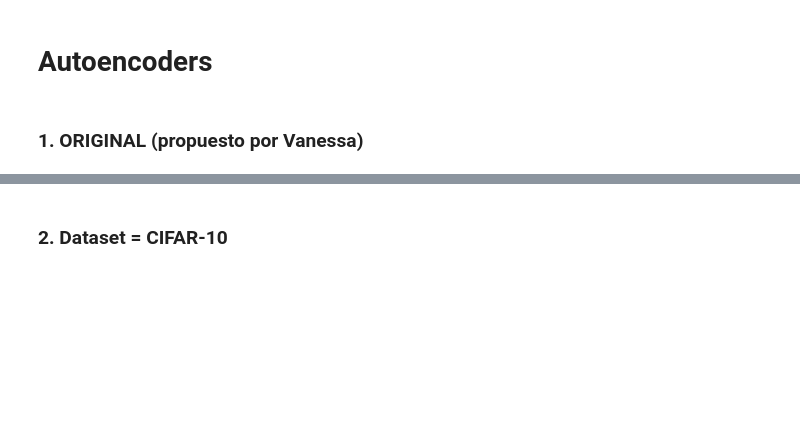
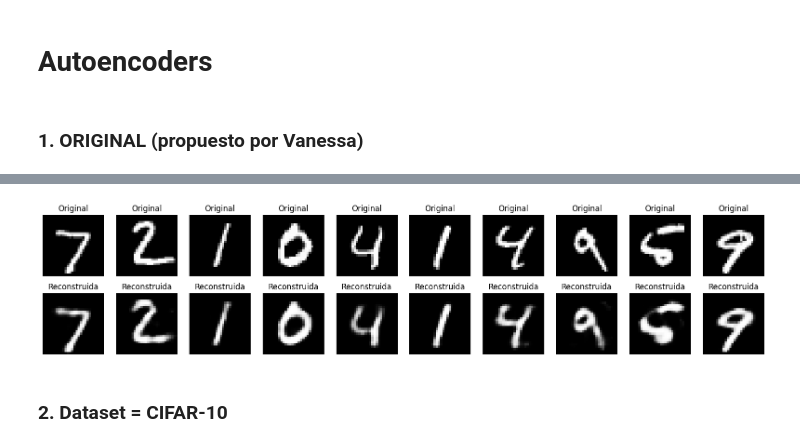
Before and after one commit to pablo-mbr/tfg-training, a Jupyter notebook: autoencoders.ipynb, the cells around one changed output, grey strips where cells are left out. Saved outputs shown, nothing was run; the diff lists cells and outputs as text; code cells hidden in the pictures; blank space fills up the shorter version.

```diff
--- a/autoencoders.ipynb
+++ b/autoencoders.ipynb
@@ -1,2 +1,19 @@
 # %% [markdown]
 # Autoencoders
+# %%
+from dataclasses import dataclass
+from datetime import datetime
+
+@dataclass
+class MetricsValue:
+    value: float
+    value_name: str
+
+@dataclass
+class MetricsDto:
+    name: str
+    timestamp: datetime
+    step: int
+    step_type: str
+    phase: str
+    values: list[MetricsValue]
@@ -47,7 +123,8 @@ autoencoder.fit(
     epochs=15,
     batch_size=256,
     shuffle=True,
-    validation_data=(X_test, X_test)
+    validation_data=(X_test, X_test),
+    callbacks=[AccuracyCallback("MNIST/AE")]
 )
 
 # Reconstrucción
@@ -74,3 +151,4 @@ for i in range(n):
     plt.axis('off')
 
 plt.show()
+# %% [output]
@@ -77,3 +172,4 @@ plt.show()
+[figure, added]
 # %% [markdown]
 ### 2. Dataset = CIFAR-10
 # %% [markdown]
```
Also changed, not shown: parts of 8 cells of this notebook, 1 other file.
